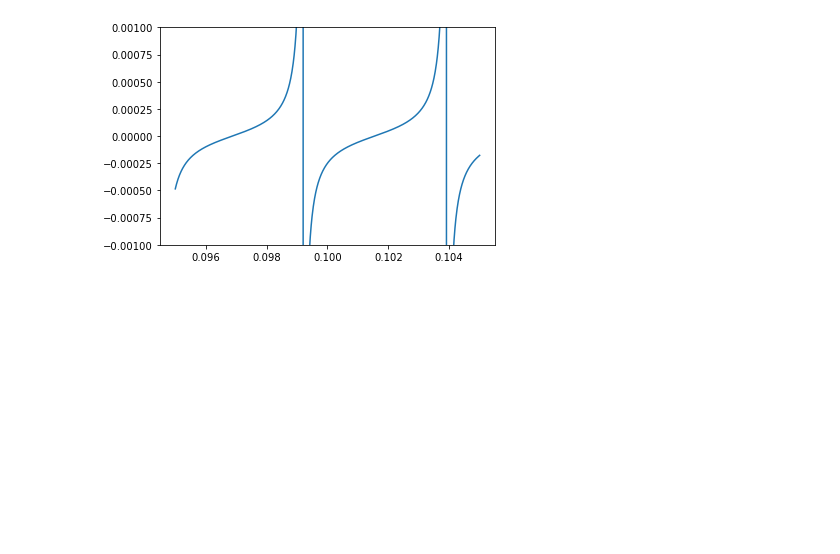
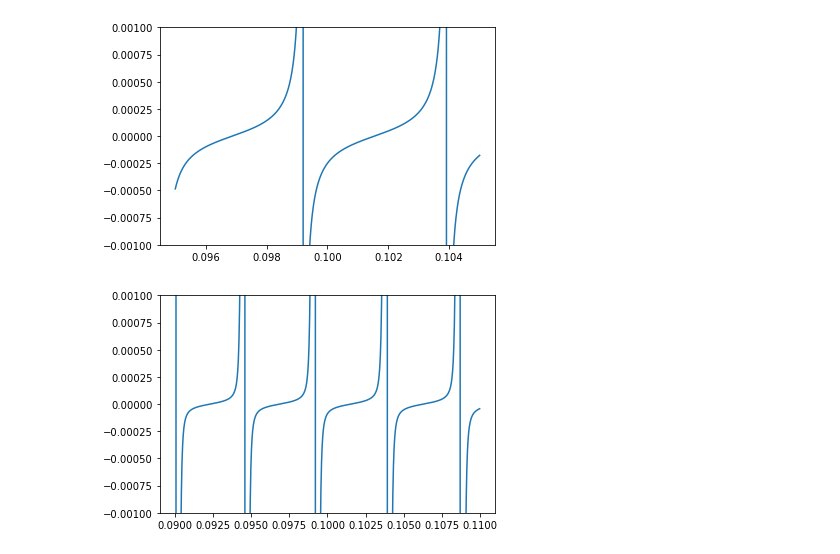
Before and after one commit to Koichi-Miyamoto/QAEErrorVsNShotNGrover, a Jupyter notebook: IQAE_BiasShape.ipynb, the cells around one changed output. Drawn from its saved outputs; the diff is of its cells as text; code cells hidden in the pictures; blank space fills up the shorter version.

```diff
--- a/IQAE_BiasShape.ipynb
+++ b/IQAE_BiasShape.ipynb
@@ -45,3 +45,16 @@ plt.plot(ps, biases)
 plt.show()
 # %% [output]
 [figure]
+# %%
+ps = np.linspace(0.09, 0.11, num=1000)
+biases = []
+for p in ps:
+    biases.append(BiasTaylorExpTo4th(p, nGrover, nShot))
+biases = np.array(biases)
+
+ax = plt.gca()
+plt.ylim([-1e-3,1e-3])
+plt.plot(ps, biases)
+plt.show()
+# %% [output]
+[figure, added]
```
Also changed, not shown: parts of 1 cell of this notebook, 5 other files.
